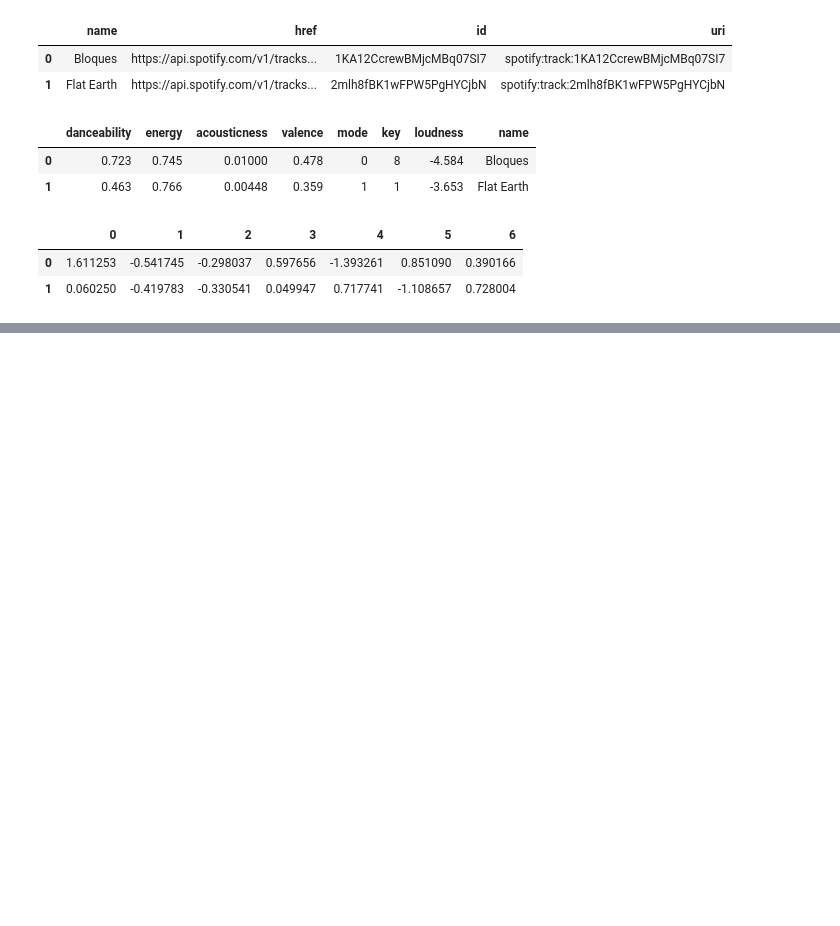
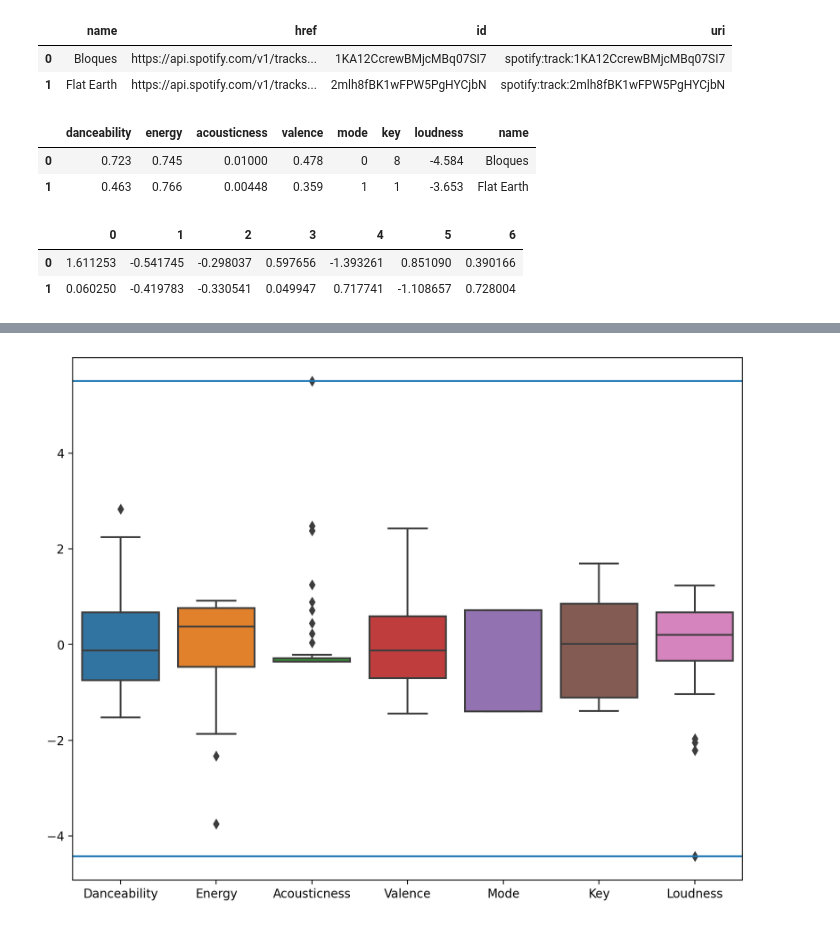
Before and after one commit to RobertJG17/ps-store, a Jupyter notebook: top_tracks_analytics.ipynb, the cells around one changed output, grey strips where cells are left out. Cells and saved outputs as stored; diff of their text form; code cells hidden in the pictures; blank space fills up the shorter version.

Commit message:
Fixed Graphics

```diff
--- a/top_tracks_analytics.ipynb
+++ b/top_tracks_analytics.ipynb
@@ -111,15 +116,16 @@ import seaborn as sns
 # %%
 plt.figure(figsize=(10, 8), dpi=200)
 
+boxplots = sns.boxplot(data=norm_df)
+boxplots.set_xticklabels([s.title() for s in attributes.columns if s != "name"])
 
-boxplots = sns.boxplot(data=norm_df)
-boxplots.set_xticklabels([s.title() for s in d.keys() if s != "name"])
-
-plt.axhline(y=norm_df[d["acousticness"]].values.max())
-plt.axhline(y=norm_df[d["loudness"]].values.min())
+plt.axhline(y=norm_df[attributes.columns.get_loc("acousticness")].values.max())
+plt.axhline(y=norm_df[attributes.columns.get_loc("loudness")].values.min())
 
 
 plt.show()
+# %% [output]
+[figure, added]
 # %%
 from top_tracks import sp
 # %%
```
Also changed, not shown: parts of 5 cells of this notebook, 1 other file.
